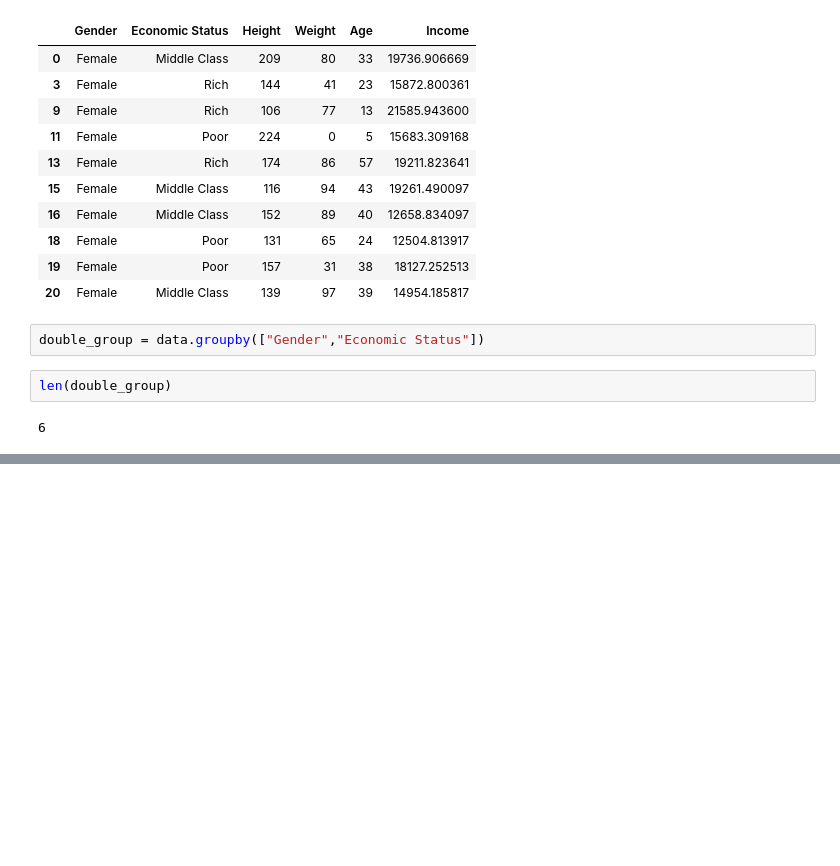
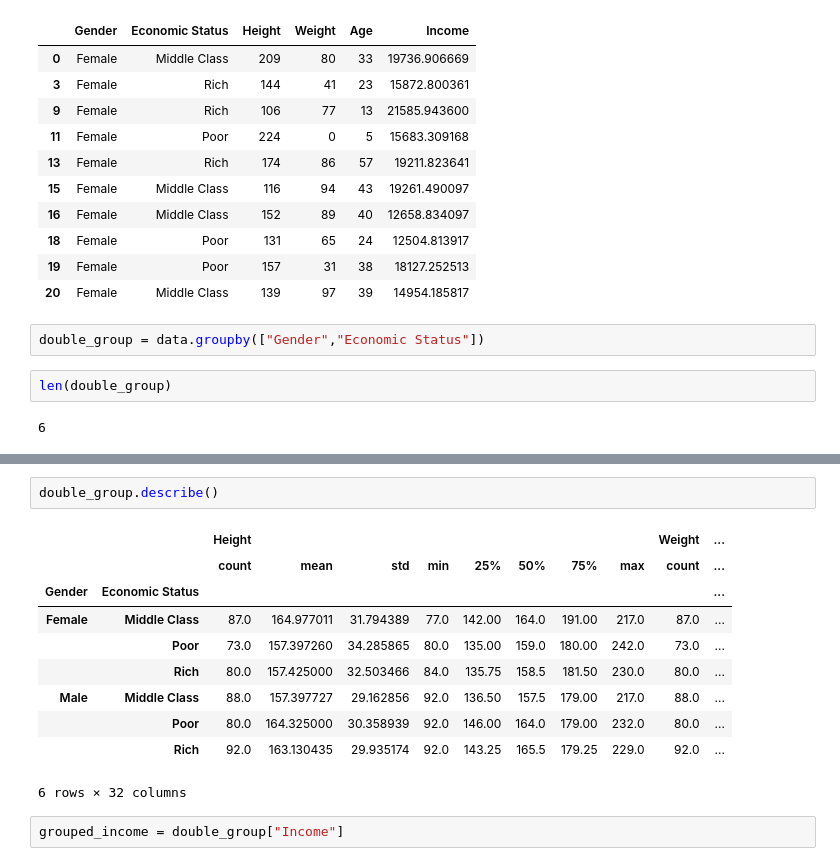
Before and after one commit to diego19508/python-ml-course, a Jupyter notebook: Course/T2 - 3 - Data Cleaning - Agrupacion de datos.ipynb, the cells around one changed output, grey strips where cells are left out. Cells and saved outputs as stored; diff of their text form; blank space fills up the shorter version.

```diff
--- a/Course/T2 - 3 - Data Cleaning - Agrupacion de datos.ipynb
+++ b/Course/T2 - 3 - Data Cleaning - Agrupacion de datos.ipynb
@@ -139,0 +174,15 @@ for names, groups in double_group:
+# %%
+double_group.describe()
+# %% [output]
+|  |  | Height |  |  |  |  |  |  |  | Weight | ... |
+|  |  | count | mean | std | min | 25% | 50% | 75% | max | count | ... |
+| Gender | Economic Status |  |  |  |  |  |  |  |  |  | ... |
+| Female | Middle Class | 87.0 | 164.977011 | 31.794389 | 77.0 | 142.00 | 164.0 | 191.00 | 217.0 | 87.0 | ... |
+|  | Poor | 73.0 | 157.397260 | 34.285865 | 80.0 | 135.00 | 159.0 | 180.00 | 242.0 | 73.0 | ... |
+|  | Rich | 80.0 | 157.425000 | 32.503466 | 84.0 | 135.75 | 158.5 | 181.50 | 230.0 | 80.0 | ... |
+| Male | Middle Class | 88.0 | 157.397727 | 29.162856 | 92.0 | 136.50 | 157.5 | 179.00 | 217.0 | 88.0 | ... |
+|  | Poor | 80.0 | 164.325000 | 30.358939 | 92.0 | 146.00 | 164.0 | 179.00 | 232.0 | 80.0 | ... |
+|  | Rich | 92.0 | 163.130435 | 29.935174 | 92.0 | 143.25 | 165.5 | 179.25 | 229.0 | 92.0 | ... |
+6 rows × 32 columns
+# %%
+grouped_income = double_group["Income"]
```
Also changed, not shown: parts of 10 cells of this notebook.
